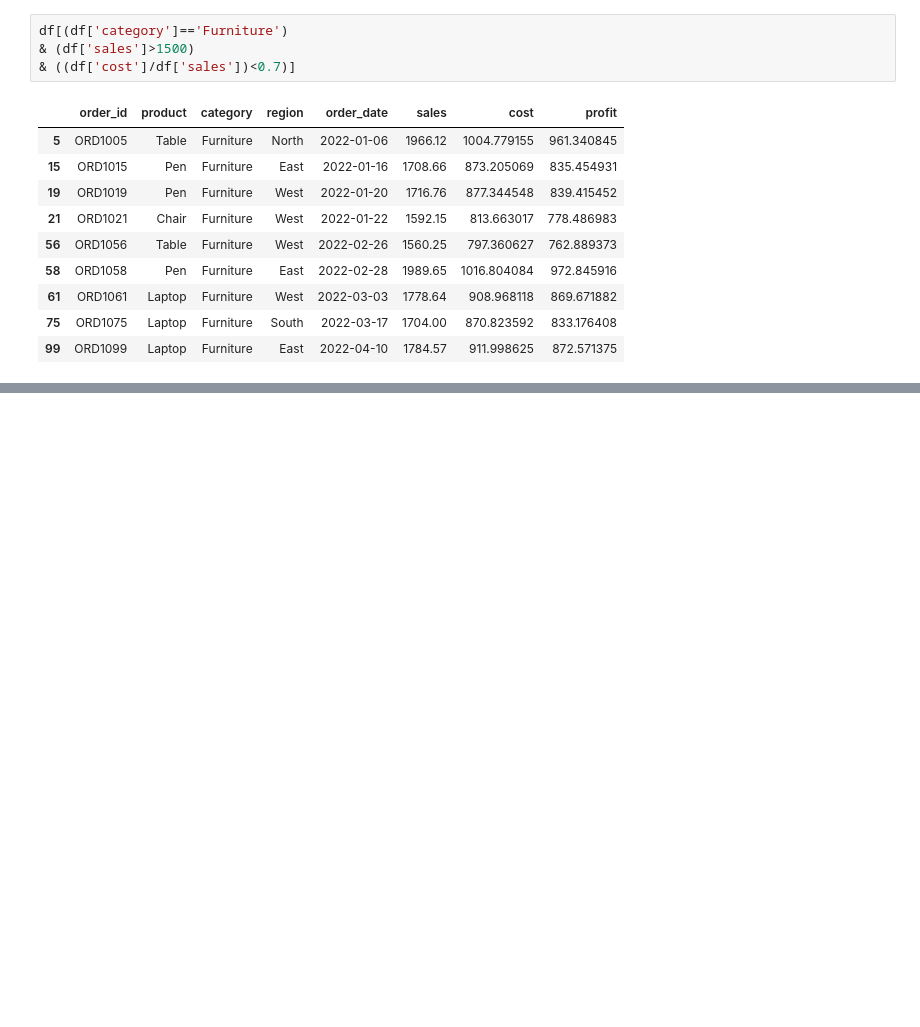
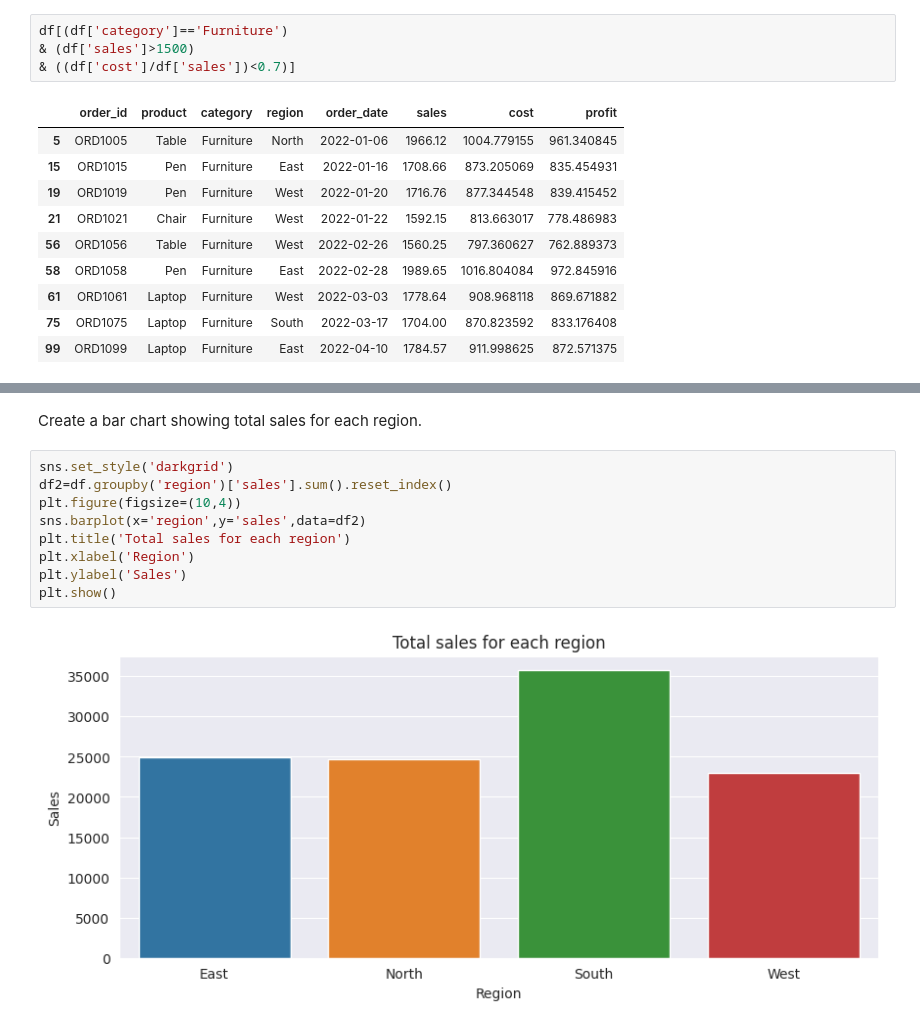
Before and after one commit to pratapjay/Sales_Data-Analytics, a Jupyter notebook: Sales_insights.ipynb, the cells around one changed output, grey strips where cells are left out. Saved outputs shown, nothing was run; the diff lists cells and outputs as text; blank space fills up the shorter version.

```diff
--- a/Sales_insights.ipynb
+++ b/Sales_insights.ipynb
@@ -288,0 +322,13 @@ df[(df['category']=='Furniture')
+# %% [markdown]
+Create a bar chart showing total sales for each region.
+# %%
+sns.set_style('darkgrid')
+df2=df.groupby('region')['sales'].sum().reset_index()
+plt.figure(figsize=(10,4))
+sns.barplot(x='region',y='sales',data=df2)
+plt.title('Total sales for each region')
+plt.xlabel('Region')
+plt.ylabel('Sales')
+plt.show()
+# %% [output]
+[figure, added]
```
Also changed, not shown: parts of 20 cells of this notebook.
